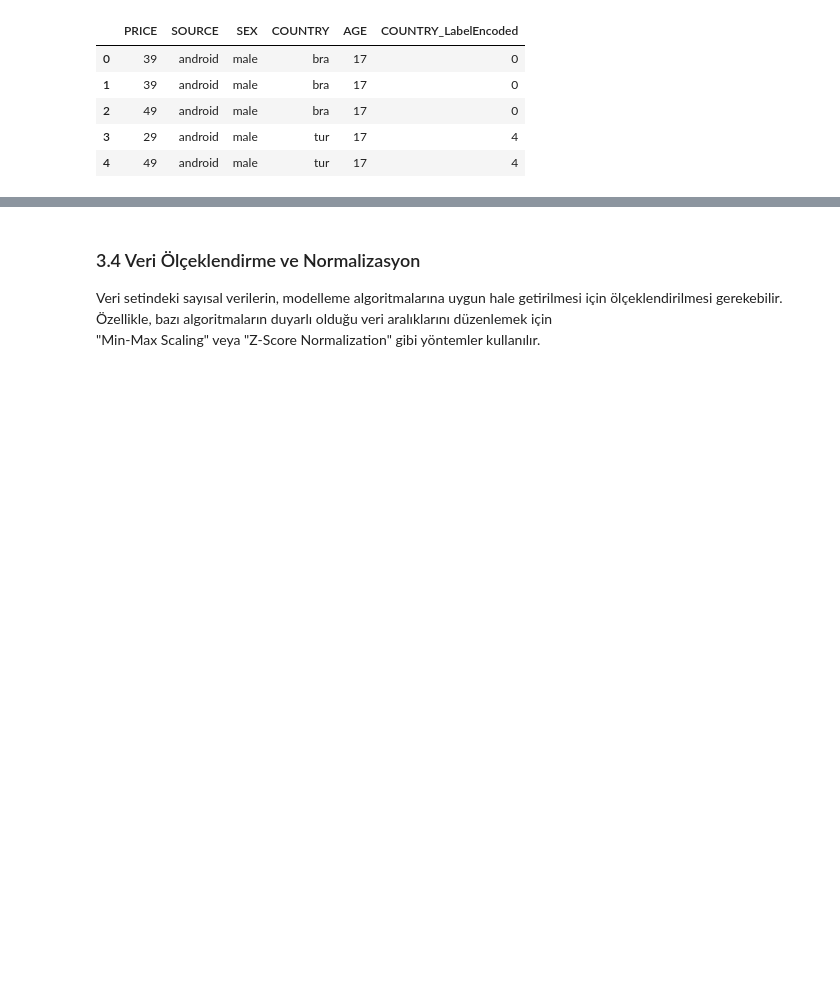
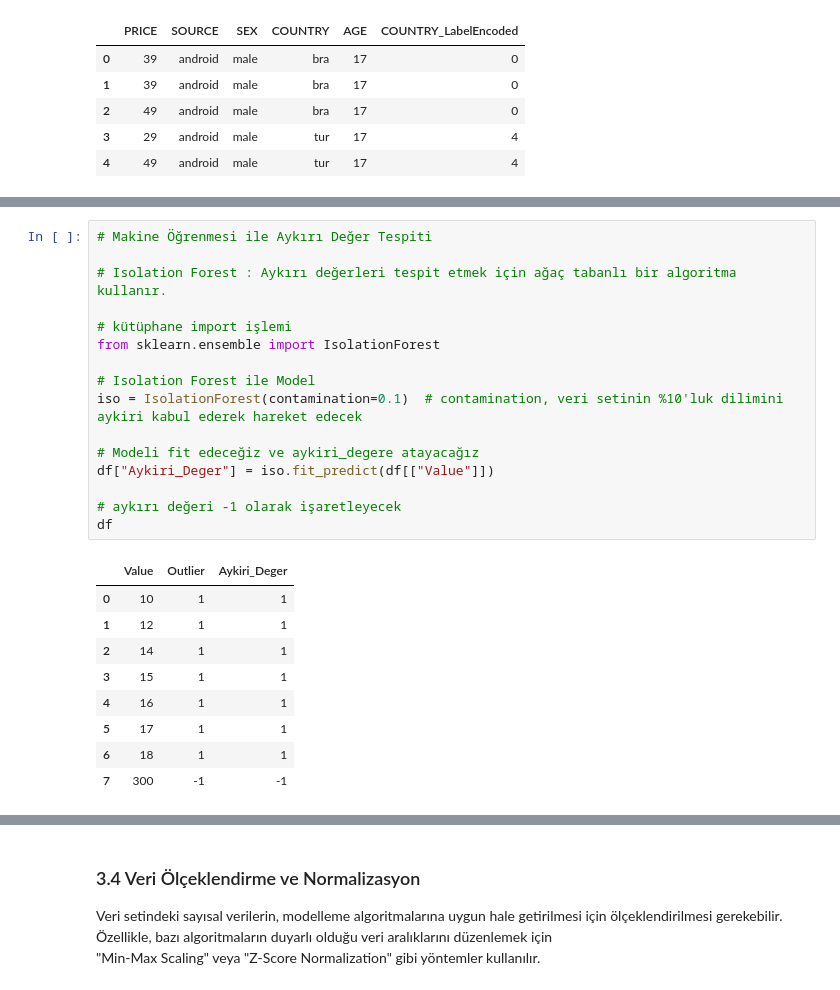
Before and after one commit to onurcakili/dataScienceRepository, a Jupyter notebook: DataScience_Python_Roadmap.ipynb, the cells around one changed output, grey strips where cells are left out. Saved outputs shown, nothing was run; the diff lists cells and outputs as text; blank space fills up the shorter version.

```diff
--- a/DataScience_Python_Roadmap.ipynb
+++ b/DataScience_Python_Roadmap.ipynb
@@ -1005,0 +1089,26 @@ Aykırı değerler, modelin performansını olumsuz etkileyebilir.
+# %%
+# Makine Öğrenmesi ile Aykırı Değer Tespiti
+
+# Isolation Forest : Aykırı değerleri tespit etmek için ağaç tabanlı bir algoritma kullanır.
+
+# kütüphane import işlemi
+from sklearn.ensemble import IsolationForest
+
+# Isolation Forest ile Model
+iso = IsolationForest(contamination=0.1)  # contamination, veri setinin %10'luk dilimini aykiri kabul ederek hareket edecek
+
+# Modeli fit edeceğiz ve aykiri_degere atayacağız
+df["Aykiri_Deger"] = iso.fit_predict(df[["Value"]])
+
+# aykırı değeri -1 olarak işaretleyecek
+df
+# %% [output]
+|  | Value | Outlier | Aykiri_Deger |
+| 0 | 10 | 1 | 1 |
+| 1 | 12 | 1 | 1 |
+| 2 | 14 | 1 | 1 |
+| 3 | 15 | 1 | 1 |
+| 4 | 16 | 1 | 1 |
+| 5 | 17 | 1 | 1 |
+| 6 | 18 | 1 | 1 |
+| 7 | 300 | -1 | -1 |
```
Also changed, not shown: parts of 6 cells of this notebook.
